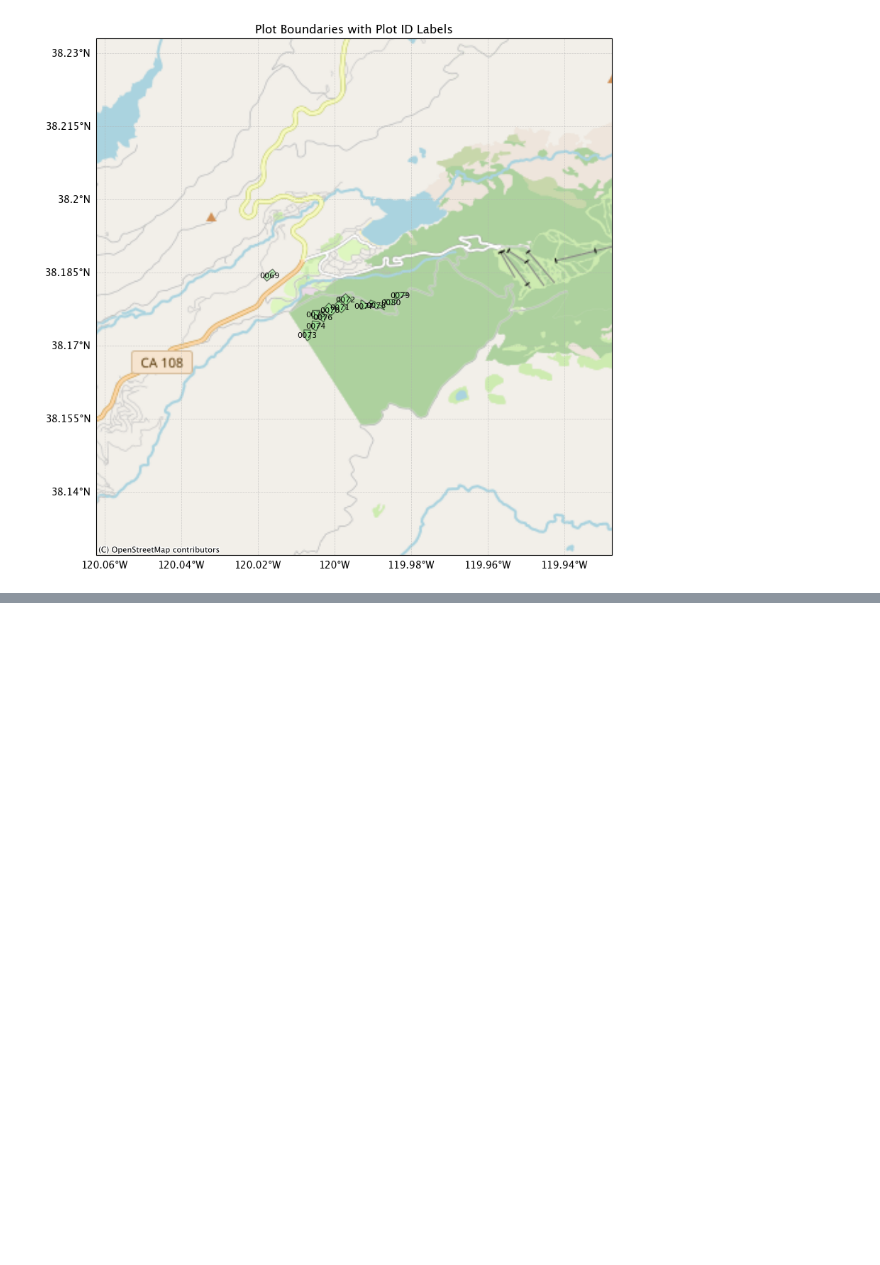
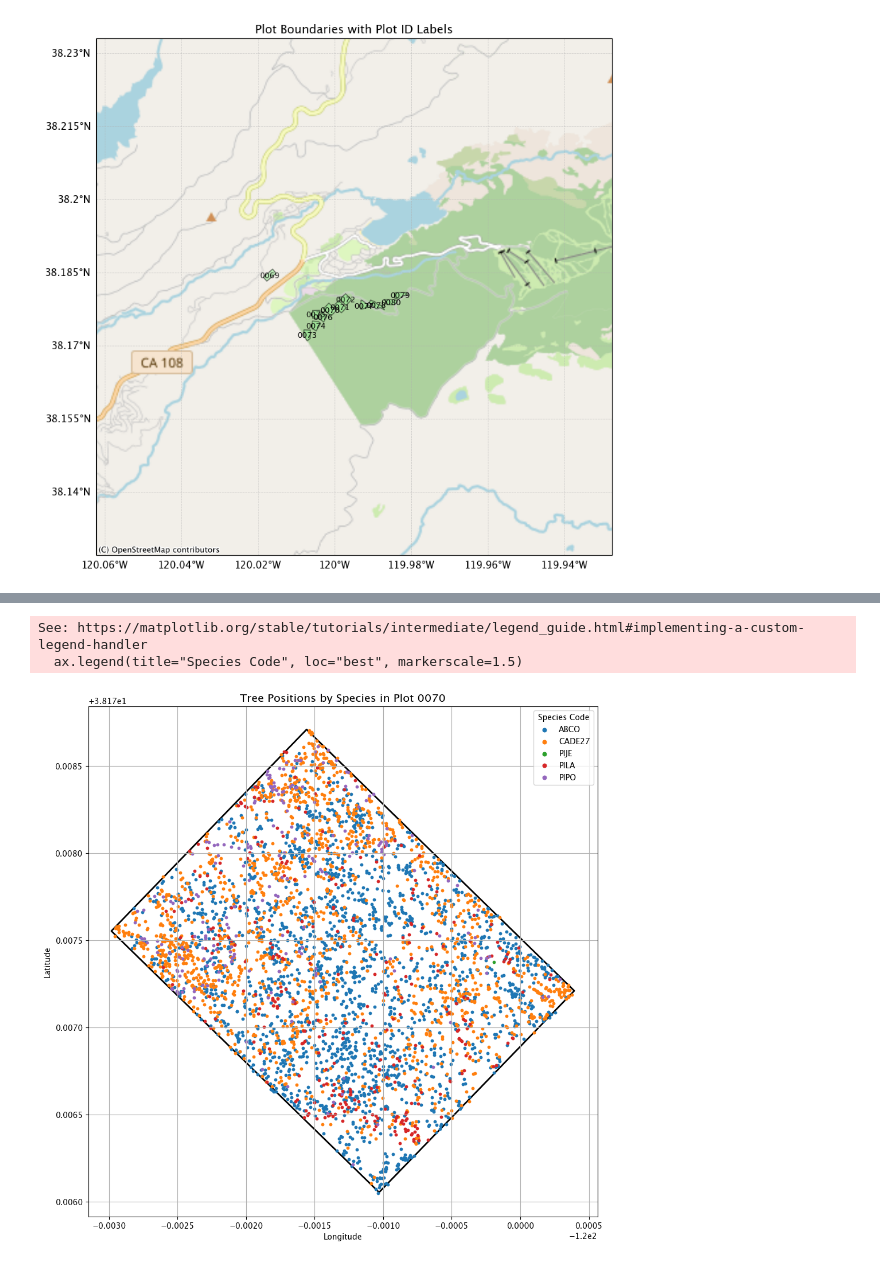
Before and after one commit to dangause/rs-hsi-botany, a Jupyter notebook: notebooks/ofo_eda.ipynb, the cells around one changed output, grey strips where cells are left out. Saved outputs shown, nothing was run; the diff lists cells and outputs as text; code cells hidden in the pictures; blank space fills up the shorter version.

Commit message:
ofo tree plotting updates

```diff
--- a/notebooks/ofo_eda.ipynb
+++ b/notebooks/ofo_eda.ipynb
@@ -65,3 +65,11 @@ Name: license, Length: 255, dtype: object
 # %% [markdown]
 Additionally, some of these plots are embargoed. While the data licenses vary, I'm fairly sure the only plots that are embargoed are Harold Zald's plots 0082-0087. Let's restrict our data to only the open data (after visulizing all large plots).
+# %%
+import geopandas as gpd
+
+ofo_plots_df = gpd.read_file('../data/ofo/ofo_ground-reference_plots.gpkg')
+
+large_plots_df = ofo_plots_df[ofo_plots_df.plot_area_ha > 0.5].reset_index(drop=True)
+
+large_plots_df = large_plots_df[large_plots_df['plot_id'].notna()].reset_index(drop=True)
 # %%
@@ -530,0 +413,3 @@ SyntaxError: invalid syntax (3394421909.py, line 1)
+# %%
+tree_70_df = ofo_trees_df[ofo_trees_df.plot_id == '0070'].reset_index(drop=True)
+tree_70_df
@@ -530,0 +430,32 @@ SyntaxError: invalid syntax (3394421909.py, line 1)
+# %%
+import matplotlib.pyplot as plt
+
+# Filter the data
+trees = tree_70_df.copy()
+boundary = large_plots_df[large_plots_df.plot_id == '0070']
+
+# Ensure geometry is set and CRS matches
+trees = trees.set_geometry("geometry").set_crs(boundary.crs)
+
+# Set up plot
+fig, ax = plt.subplots(figsize=(10, 10))
+
+# Plot the boundary
+boundary.plot(ax=ax, facecolor='none', edgecolor='black', linewidth=2, label='Plot boundary')
+
+# Group trees by species_code and plot each with a different color
+for species, group in trees.groupby("species_code"):
+    group.plot(ax=ax, markersize=10, label=species)
+
+# Customize plot
+ax.set_title("Tree Positions by Species in Plot 0070", fontsize=14)
+ax.set_xlabel("Longitude")
+ax.set_ylabel("Latitude")
+ax.legend(title="Species Code", loc="best", markerscale=1.5)
+plt.grid(True)
+plt.tight_layout()
+plt.show()
+# %% [output]
+See: https://matplotlib.org/stable/tutorials/intermediate/legend_guide.html#implementing-a-custom-legend-handler
+  ax.legend(title="Species Code", loc="best", markerscale=1.5)
+[figure, added]
```
Also changed, not shown: parts of 23 cells of this notebook, 1 other file.
